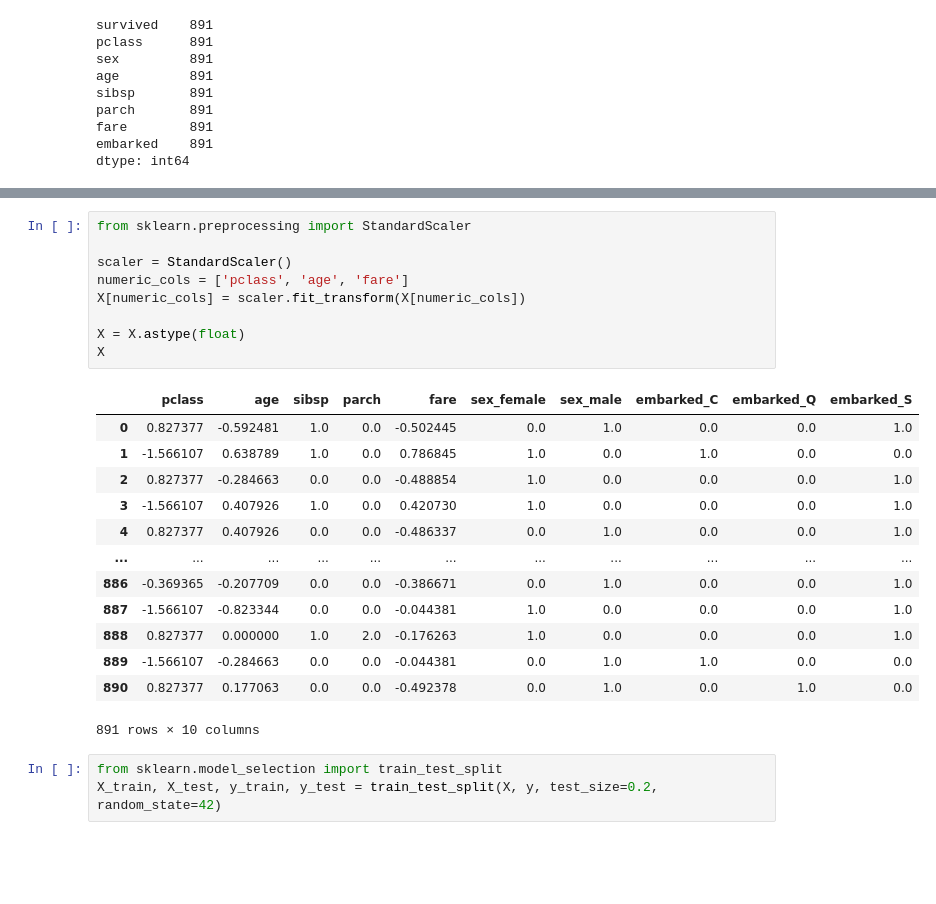
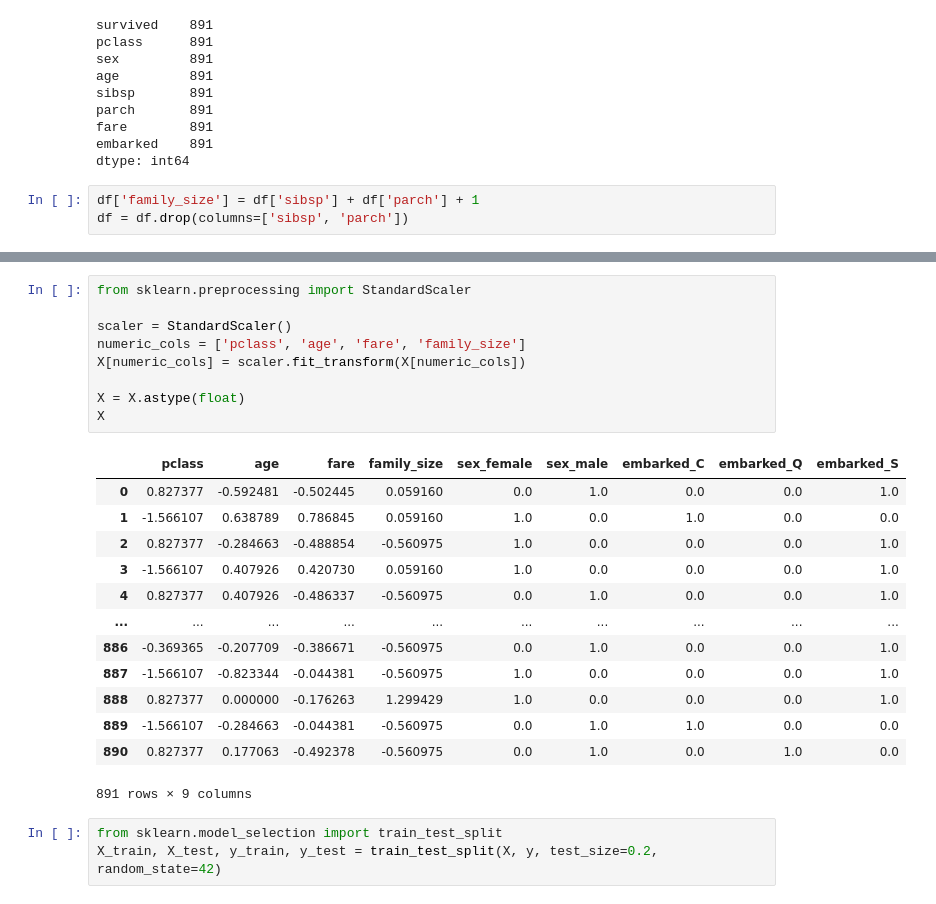
Before and after one commit to AhmedQassemDev2004/NN_Titanic_From_Scratch, a Jupyter notebook: NeuralNetwork_from_scratch.ipynb, the cells around one changed output, grey strips where cells are left out. Drawn from its saved outputs; the diff is of its cells as text; blank space fills up the shorter version.

```diff
--- a/NeuralNetwork_from_scratch.ipynb
+++ b/NeuralNetwork_from_scratch.ipynb
@@ -42,6 +42,9 @@ parch       891
 fare        891
 embarked    891
 dtype: int64
+# %%
+df['family_size'] = df['sibsp'] + df['parch'] + 1
+df = df.drop(columns=['sibsp', 'parch'])
 # %%
 df['embarked']= df['embarked'].fillna(df['embarked'].mode())
 df['age'] = df['age'].fillna(df['age'].mean())
@@ -60,26 +93,26 @@ X = df.drop(columns=['survived'])
 # %%
 from sklearn.preprocessing import StandardScaler
 
 scaler = StandardScaler()
-numeric_cols = ['pclass', 'age', 'fare']
+numeric_cols = ['pclass', 'age', 'fare', 'family_size']
 X[numeric_cols] = scaler.fit_transform(X[numeric_cols])
 
 X = X.astype(float)
 X
 # %% [output]
-|  | pclass | age | sibsp | parch | fare | sex_female | sex_male | embarked_C | embarked_Q | embarked_S |
-| 0 | 0.827377 | -0.592481 | 1.0 | 0.0 | -0.502445 | 0.0 | 1.0 | 0.0 | 0.0 | 1.0 |
-| 1 | -1.566107 | 0.638789 | 1.0 | 0.0 | 0.786845 | 1.0 | 0.0 | 1.0 | 0.0 | 0.0 |
-| 2 | 0.827377 | -0.284663 | 0.0 | 0.0 | -0.488854 | 1.0 | 0.0 | 0.0 | 0.0 | 1.0 |
-| 3 | -1.566107 | 0.407926 | 1.0 | 0.0 | 0.420730 | 1.0 | 0.0 | 0.0 | 0.0 | 1.0 |
-| 4 | 0.827377 | 0.407926 | 0.0 | 0.0 | -0.486337 | 0.0 | 1.0 | 0.0 | 0.0 | 1.0 |
-| ... | ... | ... | ... | ... | ... | ... | ... | ... | ... | ... |
-| 886 | -0.369365 | -0.207709 | 0.0 | 0.0 | -0.386671 | 0.0 | 1.0 | 0.0 | 0.0 | 1.0 |
-| 887 | -1.566107 | -0.823344 | 0.0 | 0.0 | -0.044381 | 1.0 | 0.0 | 0.0 | 0.0 | 1.0 |
-| 888 | 0.827377 | 0.000000 | 1.0 | 2.0 | -0.176263 | 1.0 | 0.0 | 0.0 | 0.0 | 1.0 |
-| 889 | -1.566107 | -0.284663 | 0.0 | 0.0 | -0.044381 | 0.0 | 1.0 | 1.0 | 0.0 | 0.0 |
-| 890 | 0.827377 | 0.177063 | 0.0 | 0.0 | -0.492378 | 0.0 | 1.0 | 0.0 | 1.0 | 0.0 |
+|  | pclass | age | fare | family_size | sex_female | sex_male | embarked_C | embarked_Q | embarked_S |
+| 0 | 0.827377 | -0.592481 | -0.502445 | 0.059160 | 0.0 | 1.0 | 0.0 | 0.0 | 1.0 |
+| 1 | -1.566107 | 0.638789 | 0.786845 | 0.059160 | 1.0 | 0.0 | 1.0 | 0.0 | 0.0 |
+| 2 | 0.827377 | -0.284663 | -0.488854 | -0.560975 | 1.0 | 0.0 | 0.0 | 0.0 | 1.0 |
+| 3 | -1.566107 | 0.407926 | 0.420730 | 0.059160 | 1.0 | 0.0 | 0.0 | 0.0 | 1.0 |
+| 4 | 0.827377 | 0.407926 | -0.486337 | -0.560975 | 0.0 | 1.0 | 0.0 | 0.0 | 1.0 |
+| ... | ... | ... | ... | ... | ... | ... | ... | ... | ... |
+| 886 | -0.369365 | -0.207709 | -0.386671 | -0.560975 | 0.0 | 1.0 | 0.0 | 0.0 | 1.0 |
+| 887 | -1.566107 | -0.823344 | -0.044381 | -0.560975 | 1.0 | 0.0 | 0.0 | 0.0 | 1.0 |
+| 888 | 0.827377 | 0.000000 | -0.176263 | 1.299429 | 1.0 | 0.0 | 0.0 | 0.0 | 1.0 |
+| 889 | -1.566107 | -0.284663 | -0.044381 | -0.560975 | 0.0 | 1.0 | 1.0 | 0.0 | 0.0 |
+| 890 | 0.827377 | 0.177063 | -0.492378 | -0.560975 | 0.0 | 1.0 | 0.0 | 1.0 | 0.0 |
-891 rows × 10 columns
+891 rows × 9 columns
 # %%
 from sklearn.model_selection import train_test_split
 X_train, X_test, y_train, y_test = train_test_split(X, y, test_size=0.2, random_state=42)
```
Also changed, not shown: parts of 20 cells of this notebook.
